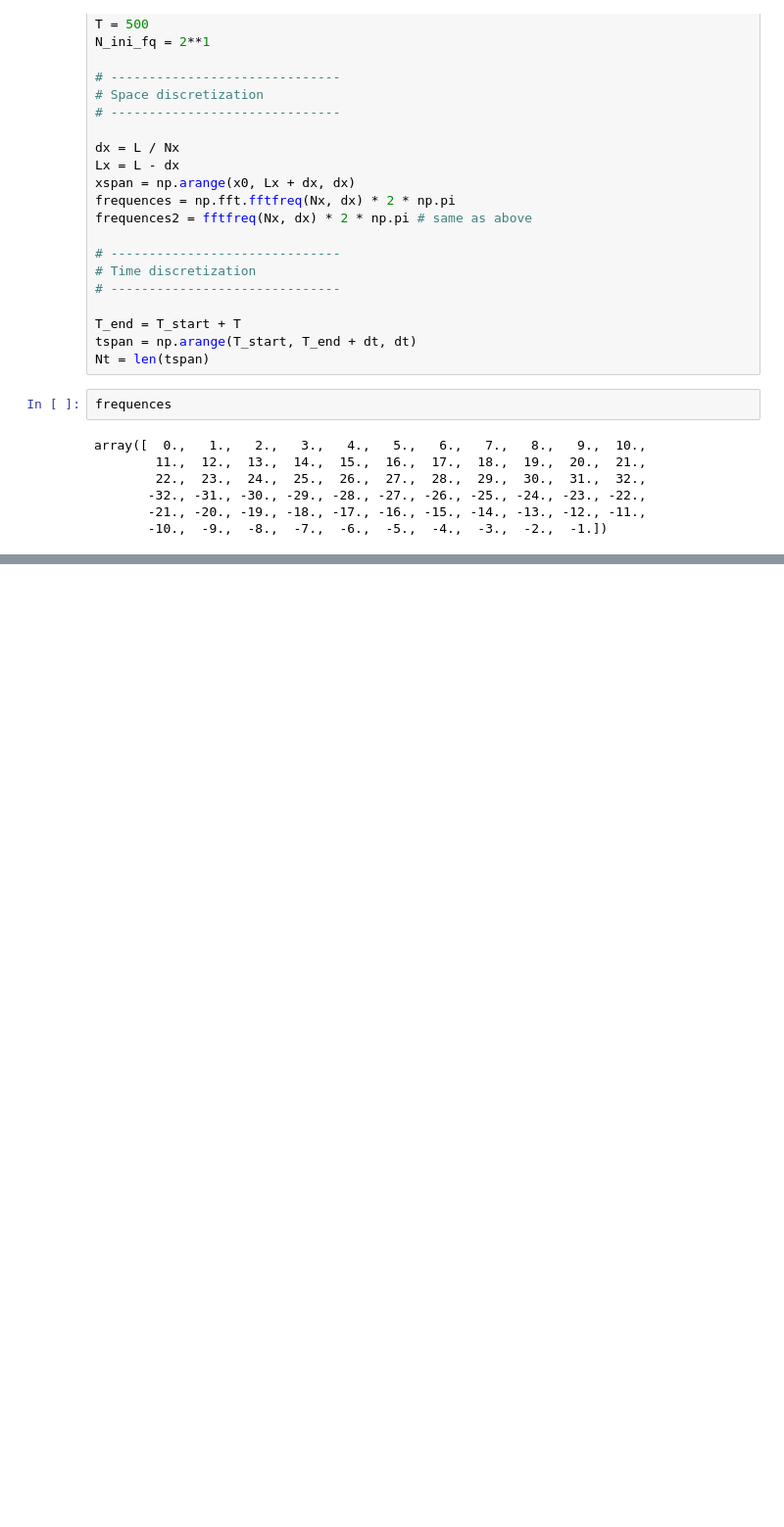
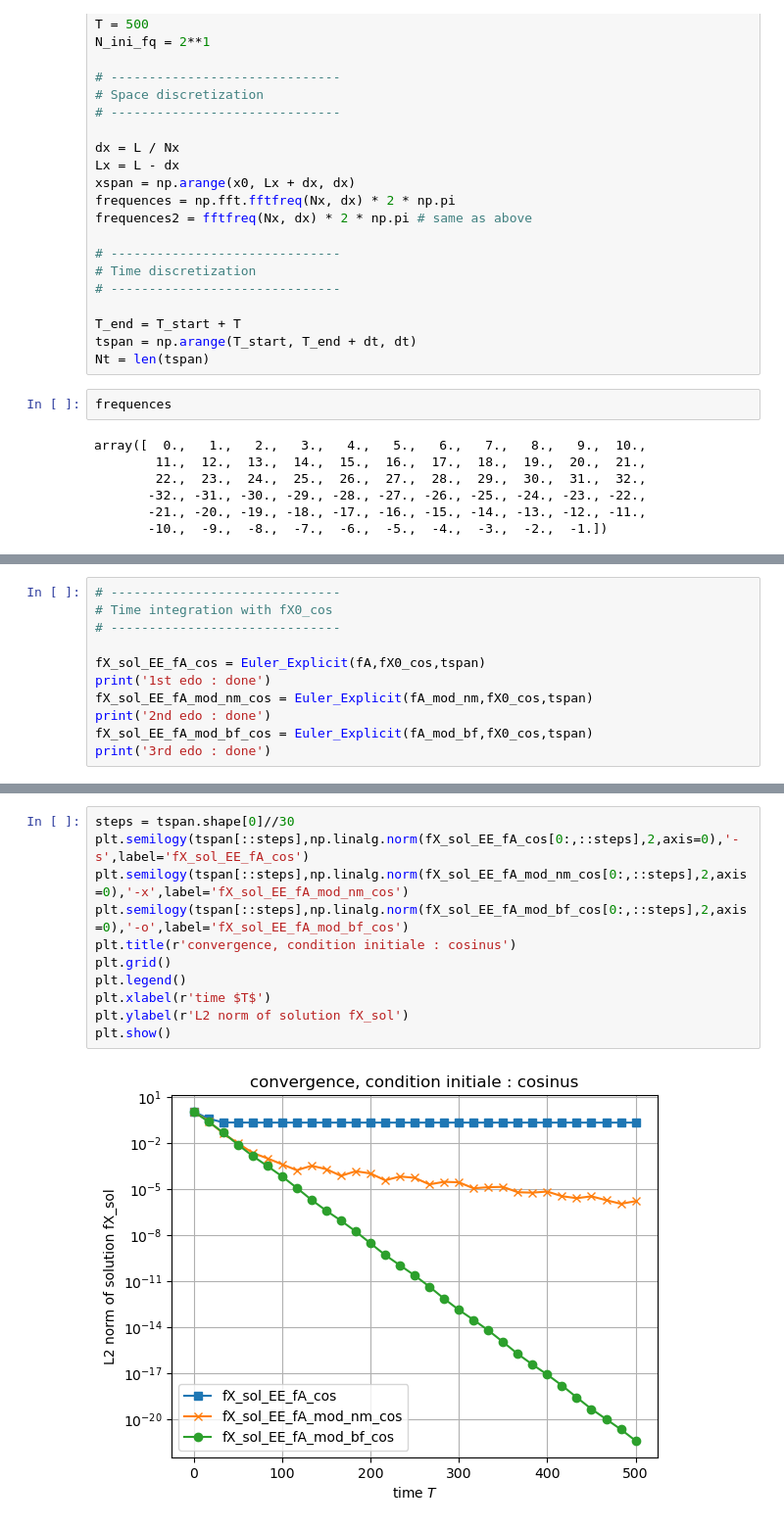
Before and after one commit to lucas-perrin/LWW_Assim, a Jupyter notebook: python_code/main_notebook.ipynb, the cells around one changed output, grey strips where cells are left out. Shown at 98% size. Drawn from its saved outputs; the diff is of its cells as text; blank space fills up the shorter version.

```diff
--- a/python_code/main_notebook.ipynb
+++ b/python_code/main_notebook.ipynb
@@ -312,0 +260,11 @@ plt.show()
+# %%
+# ------------------------------
+# Time integration with fX0_cos
+# ------------------------------
+
+fX_sol_EE_fA_cos = Euler_Explicit(fA,fX0_cos,tspan)
+print('1st edo : done')
+fX_sol_EE_fA_mod_nm_cos = Euler_Explicit(fA_mod_nm,fX0_cos,tspan)
+print('2nd edo : done')
+fX_sol_EE_fA_mod_bf_cos = Euler_Explicit(fA_mod_bf,fX0_cos,tspan)
+print('3rd edo : done')
@@ -312,0 +303,13 @@ plt.show()
+# %%
+steps = tspan.shape[0]//30
+plt.semilogy(tspan[::steps],np.linalg.norm(fX_sol_EE_fA_cos[0:,::steps],2,axis=0),'-s',label='fX_sol_EE_fA_cos')
+plt.semilogy(tspan[::steps],np.linalg.norm(fX_sol_EE_fA_mod_nm_cos[0:,::steps],2,axis=0),'-x',label='fX_sol_EE_fA_mod_nm_cos')
+plt.semilogy(tspan[::steps],np.linalg.norm(fX_sol_EE_fA_mod_bf_cos[0:,::steps],2,axis=0),'-o',label='fX_sol_EE_fA_mod_bf_cos')
+plt.title(r'convergence, condition initiale : cosinus')
+plt.grid()
+plt.legend()
+plt.xlabel(r'time $T$')
+plt.ylabel(r'L2 norm of solution fX_sol')
+plt.show()
+# %% [output]
+[figure, added]
```
Also changed, not shown: parts of 36 cells of this notebook.
